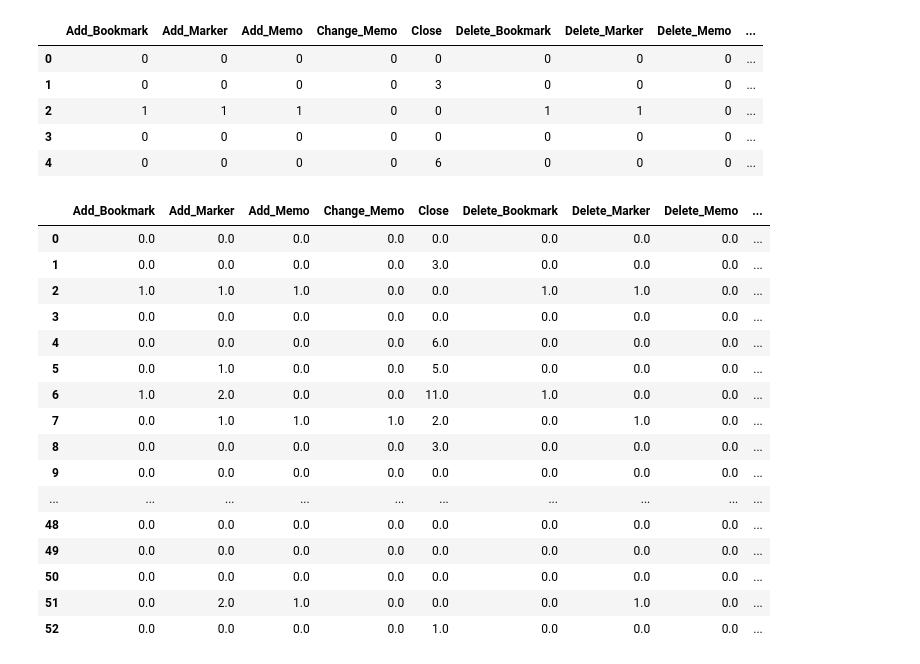
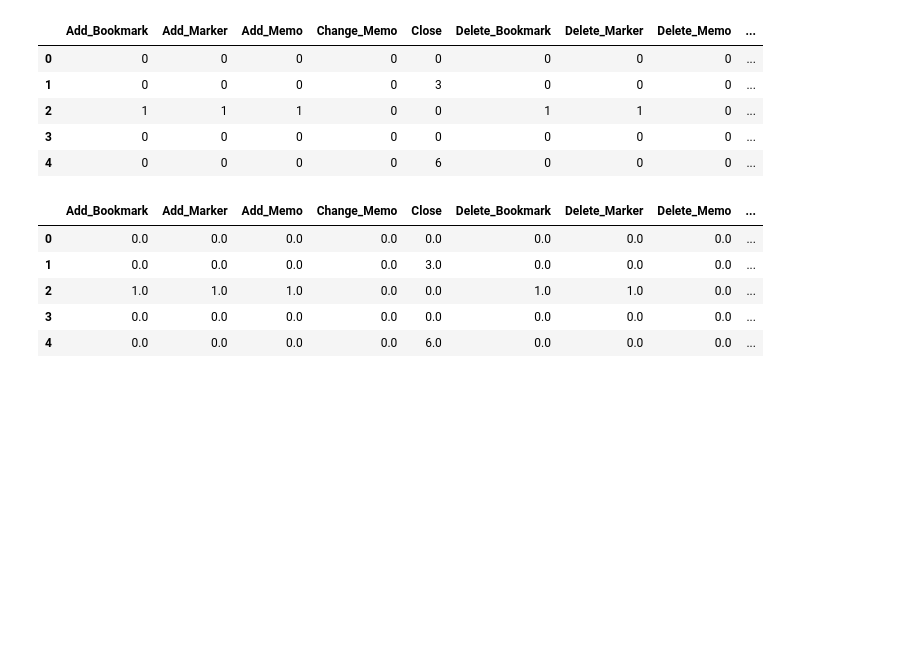
Before and after one commit to owen198/kslab, a Jupyter notebook: ds_comparision/ROC Curve - KU1.ipynb, the cells around one changed output. Drawn from its saved outputs; the diff is of its cells as text; code cells hidden in the pictures; blank space fills up the shorter version.

```diff
--- a/ds_comparision/ROC Curve - KU1.ipynb
+++ b/ds_comparision/ROC Curve - KU1.ipynb
@@ -58,7 +51,8 @@ conn.database_names()
  'local',
  'test']
 # %%
-db = conn['KU_dataset_1']
+datasets = 'KU_dataset_1'
+db = conn[datasets]
 collection = db['data1_score.csv']
 score_df = pd.DataFrame(list(collection.find()))
 score_df = score_df.drop(['_id'], axis=1)
@@ -74,7 +68,7 @@ score_df.head(5)
 | 3 | 50 | ds104 |
 | 4 | 100 | ds105 |
 # %%
-db = conn['KU_dataset_1']
+db = conn[datasets]
 collection = db['data1_15features.csv']
 feature_df = pd.DataFrame(list(collection.find()))
 feature_df = feature_df.drop(['_id', 'label_2'], axis=1)
@@ -97,29 +91,18 @@ feature_df.head(5)
 # %%
 ncu_ets = pd.merge(feature_df, score_df, on='userid')
 ncu_ets = ncu_ets.drop(['userid'], axis=1)
 #ncu_ets = ncu_ets.drop(['week'], axis=1)
 ncu_ets = ncu_ets.astype(float)
 ncu_ets['class'] = ncu_ets['score'] < 60
 ncu_ets = ncu_ets.drop(['score'], axis=1)
-ncu_ets
+ncu_ets.head(5)
 # %% [output]
 |  | Add_Bookmark | Add_Marker | Add_Memo | Change_Memo | Close | Delete_Bookmark | Delete_Marker | Delete_Memo | ... |
 | 0 | 0.0 | 0.0 | 0.0 | 0.0 | 0.0 | 0.0 | 0.0 | 0.0 | ... |
 | 1 | 0.0 | 0.0 | 0.0 | 0.0 | 3.0 | 0.0 | 0.0 | 0.0 | ... |
 | 2 | 1.0 | 1.0 | 1.0 | 0.0 | 0.0 | 1.0 | 1.0 | 0.0 | ... |
 | 3 | 0.0 | 0.0 | 0.0 | 0.0 | 0.0 | 0.0 | 0.0 | 0.0 | ... |
 | 4 | 0.0 | 0.0 | 0.0 | 0.0 | 6.0 | 0.0 | 0.0 | 0.0 | ... |
-| 5 | 0.0 | 1.0 | 0.0 | 0.0 | 5.0 | 0.0 | 0.0 | 0.0 | ... |
-| 6 | 1.0 | 2.0 | 0.0 | 0.0 | 11.0 | 1.0 | 0.0 | 0.0 | ... |
-| 7 | 0.0 | 1.0 | 1.0 | 1.0 | 2.0 | 0.0 | 1.0 | 0.0 | ... |
-| 8 | 0.0 | 0.0 | 0.0 | 0.0 | 3.0 | 0.0 | 0.0 | 0.0 | ... |
-| 9 | 0.0 | 0.0 | 0.0 | 0.0 | 0.0 | 0.0 | 0.0 | 0.0 | ... |
-| ... | ... | ... | ... | ... | ... | ... | ... | ... | ... |
-| 48 | 0.0 | 0.0 | 0.0 | 0.0 | 0.0 | 0.0 | 0.0 | 0.0 | ... |
-| 49 | 0.0 | 0.0 | 0.0 | 0.0 | 0.0 | 0.0 | 0.0 | 0.0 | ... |
-| 50 | 0.0 | 0.0 | 0.0 | 0.0 | 0.0 | 0.0 | 0.0 | 0.0 | ... |
-| 51 | 0.0 | 2.0 | 1.0 | 0.0 | 0.0 | 0.0 | 1.0 | 0.0 | ... |
-| 52 | 0.0 | 0.0 | 0.0 | 0.0 | 1.0 | 0.0 | 0.0 | 0.0 | ... |
 # %%
 X = ncu_ets.drop(['class'], axis=1)
 X = X.values
```
Also changed, not shown: parts of 9 cells of this notebook, 35 other files.
